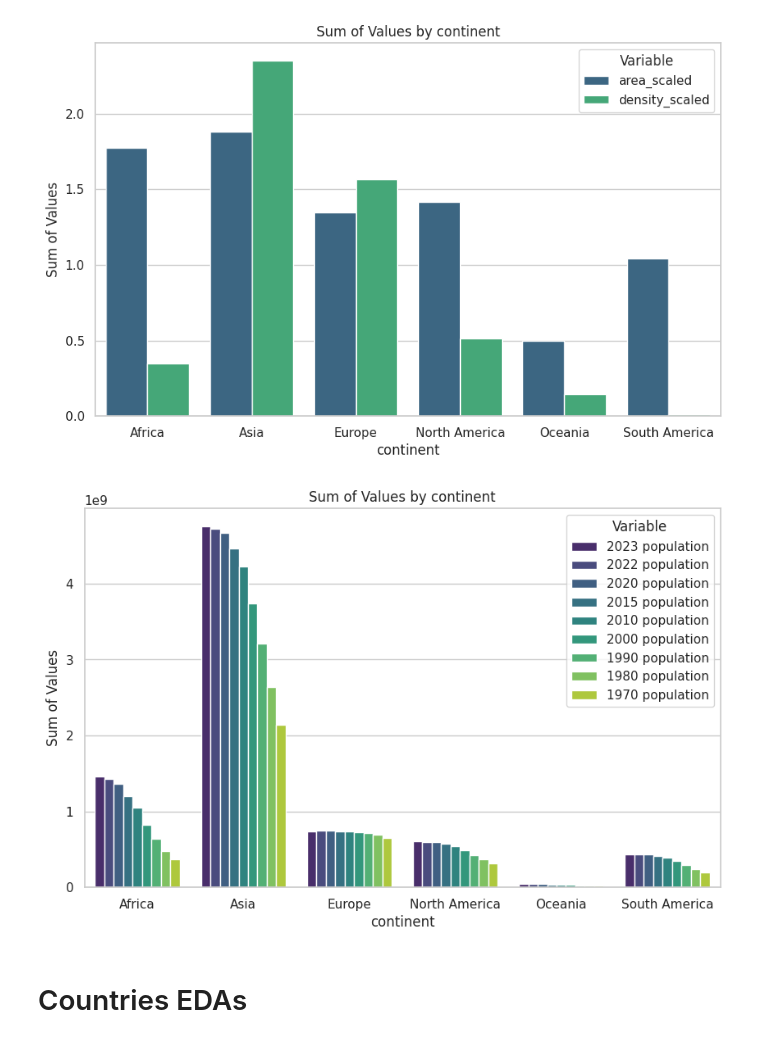
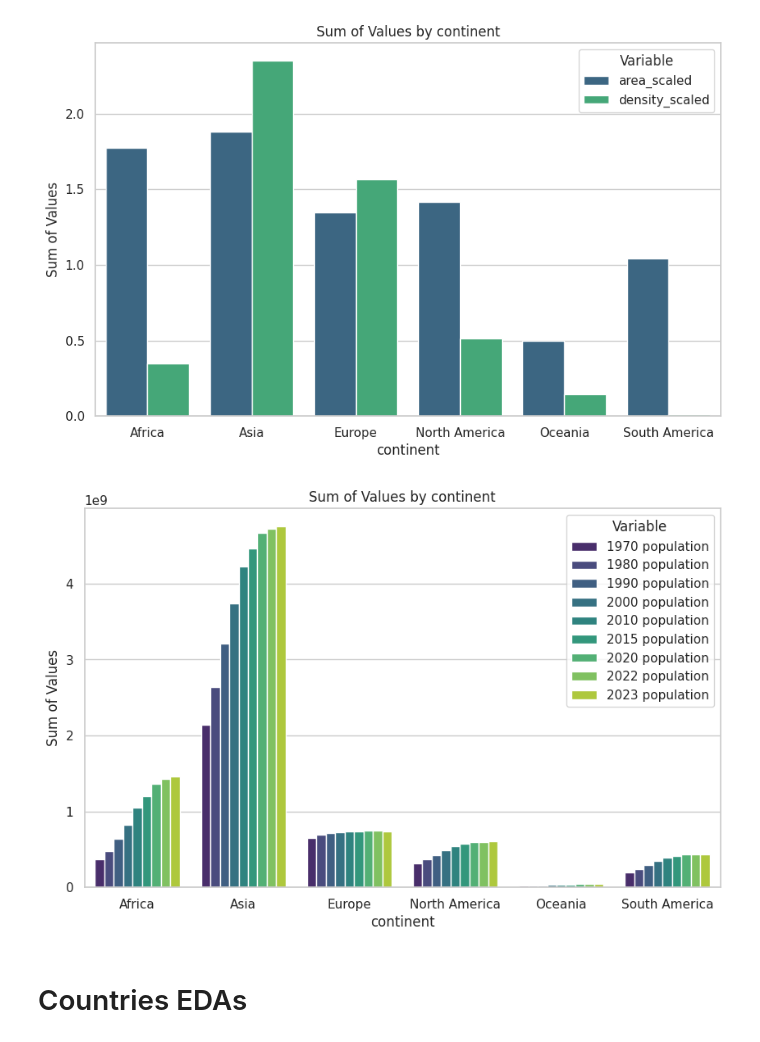
Before and after one commit to Soha85/MyKaggle, a Jupyter notebook: world-data-population-eda-and-prediction.ipynb, the cells around one changed output. Cells and saved outputs as stored; diff of their text form; code cells hidden in the pictures.

Commit message:
Kaggle Notebook | World Data Population EDA and Prediction | Version 12

```diff
--- a/world-data-population-eda-and-prediction.ipynb
+++ b/world-data-population-eda-and-prediction.ipynb
@@ -136,23 +136,23 @@ plt.show()
 [figure]
 # %%
 # Group by continent
-grouped_df = df.groupby('continent').agg({'2023 population':'sum','2022 population':'sum', '2020 population':'sum', '2015 population':'sum',
-                                          '2010 population':'sum', '2000 population':'sum', '1990 population':'sum',
-                                          '1980 population':'sum', '1970 population':'sum'}).reset_index()
+grouped_df = df.groupby('continent').agg({'1970 population':'sum','1980 population':'sum', '1990 population':'sum',
+                                            '2000 population':'sum','2010 population':'sum', '2015 population':'sum'
+                                           , '2020 population':'sum','2022 population':'sum','2023 population':'sum'}).reset_index()
 
 # Melt the DataFrame to make it suitable for Seaborn
 melted_df = pd.melt(grouped_df, id_vars='continent', var_name='Variable', value_name='Sum')
 
 # Create a Seaborn bar plot
 sns.set(style="whitegrid")
 plt.figure(figsize=(10, 6))
 sns.barplot(x='continent', y='Sum', hue='Variable', data=melted_df, palette='viridis')
 plt.title('Sum of Values by continent')
 plt.xlabel('continent')
 plt.ylabel('Sum of Values')
 plt.show()
 # %% [output]
-[figure, old version]
+[figure, new version]
 # %% [markdown]
 # Countries EDAs
 # %%
```
Also changed, not shown: parts of 8 cells of this notebook.
